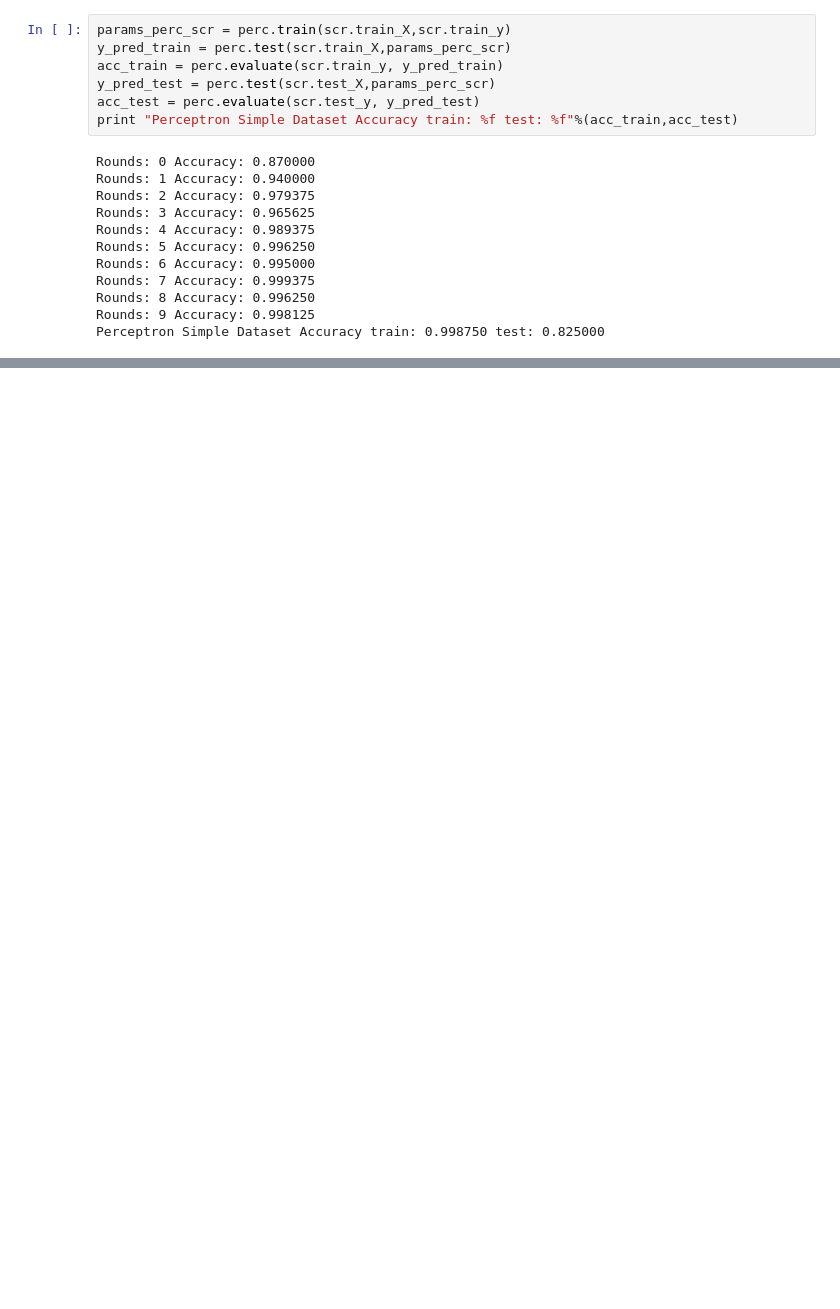
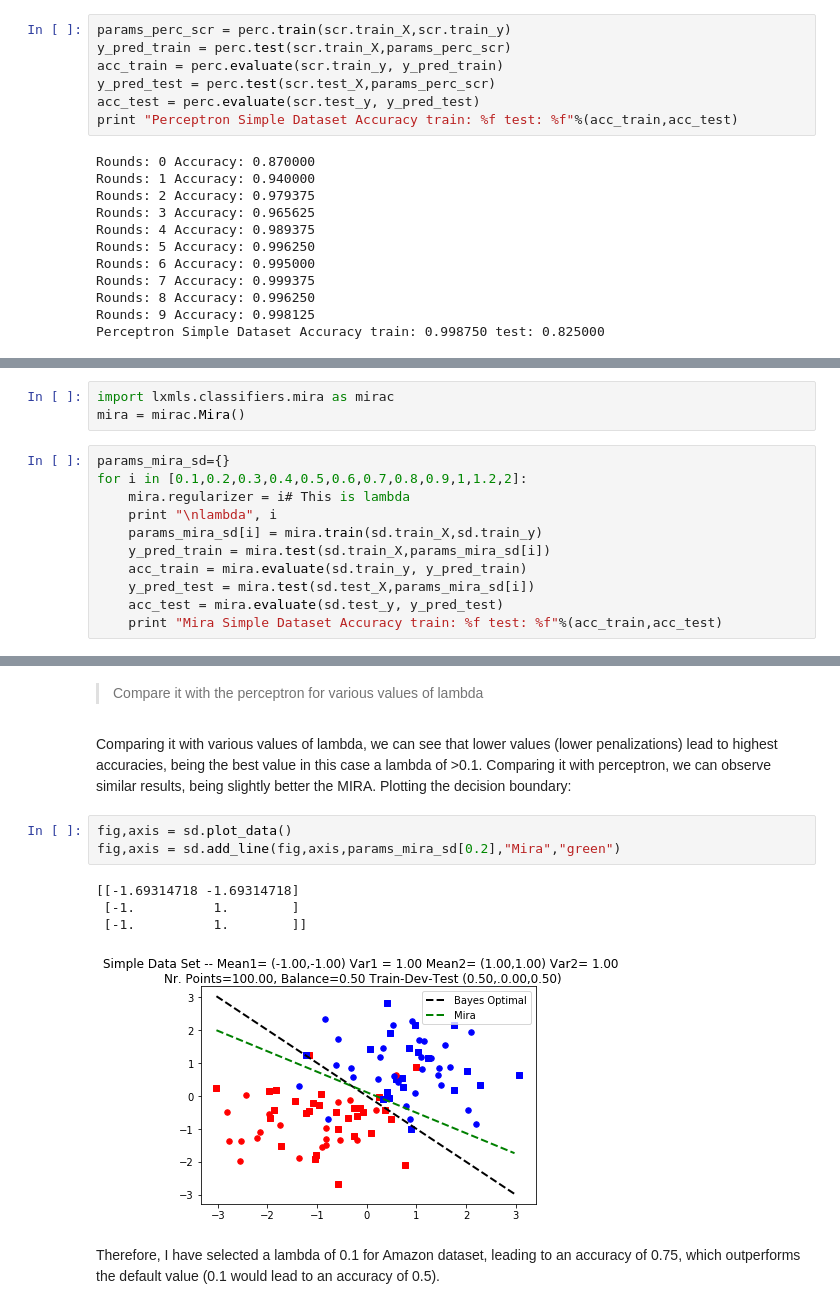
Before and after one commit to RitaRamo/lxmls_notebooks, a Jupyter notebook: Day 1.ipynb, the cells around one changed output, grey strips where cells are left out. Drawn from its saved outputs; the diff is of its cells as text; blank space fills up the shorter version.

```diff
--- a/Day 1.ipynb
+++ b/Day 1.ipynb
@@ -163,0 +168,14 @@ Perceptron Simple Dataset Accuracy train: 0.998750 test: 0.825000
+# %%
+import lxmls.classifiers.mira as mirac
+mira = mirac.Mira()
+# %%
+params_mira_sd={}
+for i in [0.1,0.2,0.3,0.4,0.5,0.6,0.7,0.8,0.9,1,1.2,2]:
+    mira.regularizer = i# This is lambda
+    print "\nlambda", i
+    params_mira_sd[i] = mira.train(sd.train_X,sd.train_y)
+    y_pred_train = mira.test(sd.train_X,params_mira_sd[i])
+    acc_train = mira.evaluate(sd.train_y, y_pred_train)
+    y_pred_test = mira.test(sd.test_X,params_mira_sd[i])
+    acc_test = mira.evaluate(sd.test_y, y_pred_test)
+    print "Mira Simple Dataset Accuracy train: %f test: %f"%(acc_train,acc_test)
@@ -163,0 +200,14 @@ Perceptron Simple Dataset Accuracy train: 0.998750 test: 0.825000
+# %% [markdown]
+> Compare it with the perceptron for various values of lambda
+# %% [markdown]
+Comparing it with various values of lambda, we can see that lower values (lower penalizations) lead to highest accuracies, being the best value in this case a lambda of >0.1. Comparing it with perceptron, we can observe similar results, being slightly better the MIRA. Plotting the decision boundary:
+# %%
+fig,axis = sd.plot_data()
+fig,axis = sd.add_line(fig,axis,params_mira_sd[0.2],"Mira","green")
+# %% [output]
+[[-1.69314718 -1.69314718]
+ [-1.          1.        ]
+ [-1.          1.        ]]
+[figure, added]
+# %% [markdown]
+Therefore, I have selected a lambda of 0.1 for Amazon dataset, leading to an accuracy of 0.75, which outperforms the default value (0.1 would lead to an accuracy of 0.5).
```
Also changed, not shown: parts of 26 cells of this notebook.
